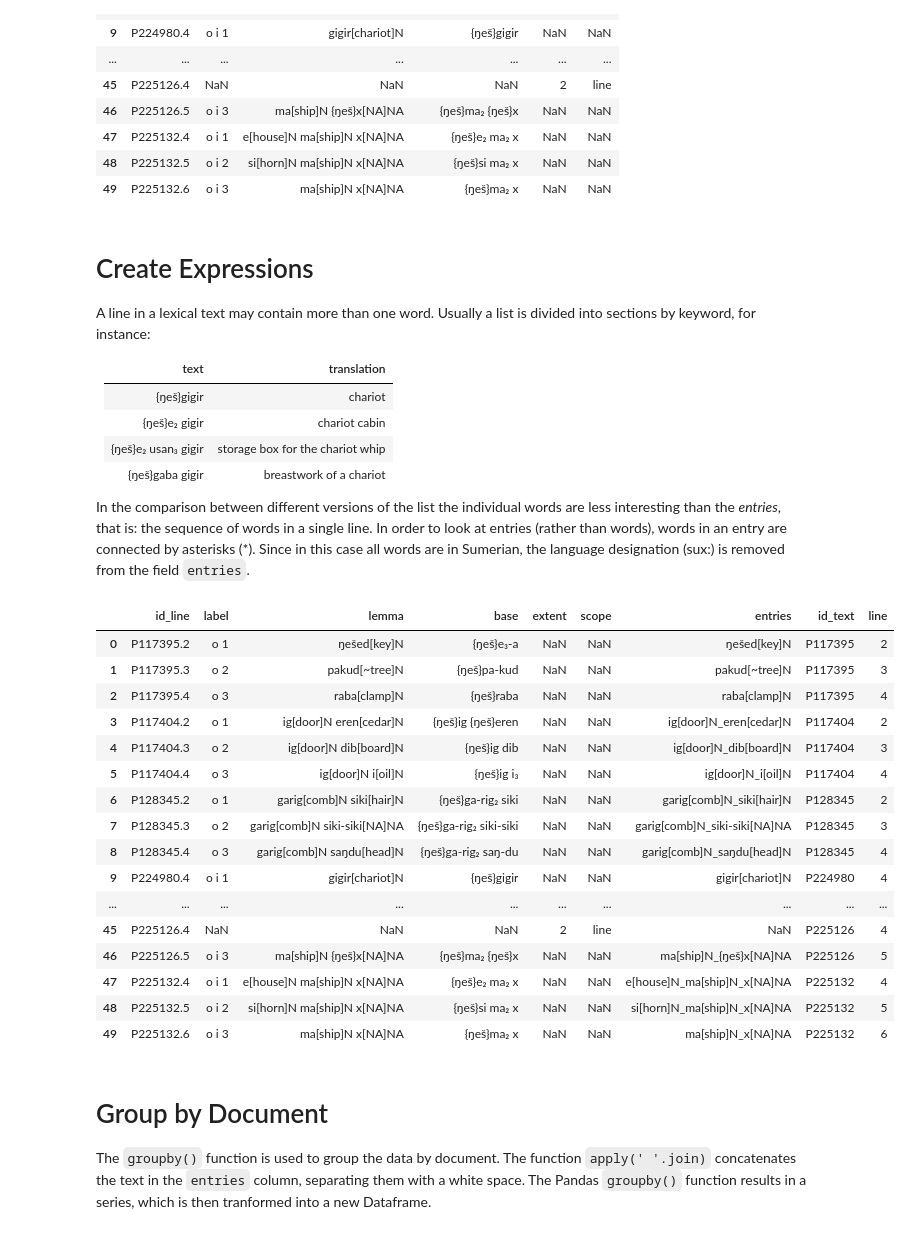
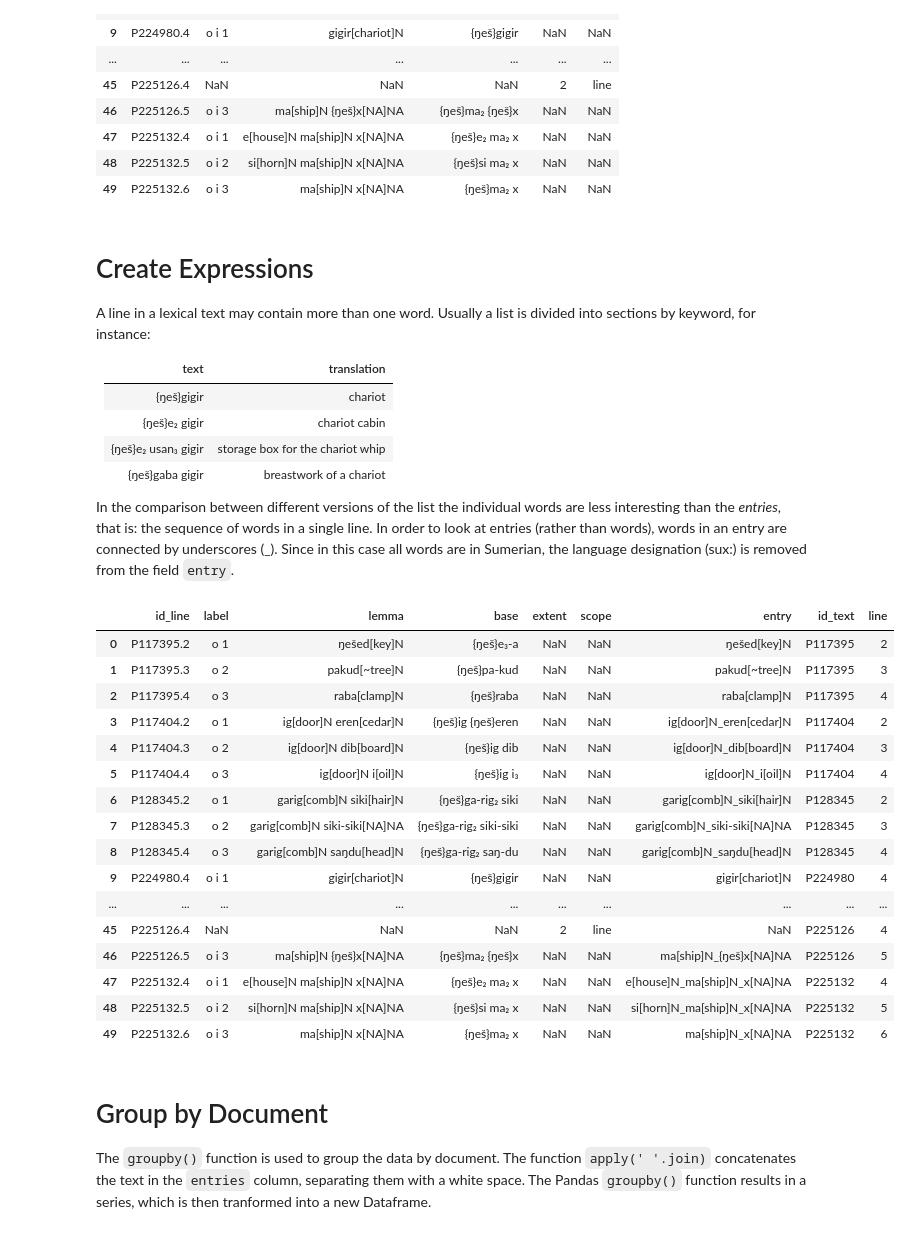
Before and after one commit to ErinBecker/digital-humanities-phylogenetics, a Jupyter notebook: scripts/Exploration_OB_wood-with_NA.ipynb, the cells around one changed output. Cells and saved outputs as stored; diff of their text form; code cells hidden in the pictures.

```diff
--- a/scripts/Exploration_OB_wood-with_NA.ipynb
+++ b/scripts/Exploration_OB_wood-with_NA.ipynb
@@ -53,15 +64,15 @@ A line in a lexical text may contain more than one word. Usually a list is divid
 | {ŋeš}e₂ usan₃ gigir 	| storage box for the chariot whip 	|
 | {ŋeš}gaba gigir     	| breastwork of a chariot          	|
 
-In the comparison between different versions of the list the individual words are less interesting than the *entries*, that is: the sequence of words in a single line. In order to look at entries (rather than words), words in an entry are connected by asterisks (\*). Since in this case all words are in Sumerian, the language designation (sux:) is removed from the field `entries`.
+In the comparison between different versions of the list the individual words are less interesting than the *entries*, that is: the sequence of words in a single line. In order to look at entries (rather than words), words in an entry are connected by underscores (_). Since in this case all words are in Sumerian, the language designation (sux:) is removed from the field `entry`.
 # %%
-df['entries'] = df['lemma']
-df['entries'] = df['entries'].str.replace(' ', '_')
+df['entry'] = df['lemma']
+df['entry'] = df['entry'].str.replace(' ', '_')
 df['id_text'] = df['id_line'].str[:7]
 df['line'] = [int(re.sub('.+\.', '', line)) for line in df['id_line']] #create a line number for indexing
 df.head(50)
 # %% [output]
-|  | id_line | label | lemma | base | extent | scope | entries | id_text | line |
+|  | id_line | label | lemma | base | extent | scope | entry | id_text | line |
 | 0 | P117395.2 | o 1 | ŋešed[key]N | {ŋeš}e₃-a | NaN | NaN | ŋešed[key]N | P117395 | 2 |
 | 1 | P117395.3 | o 2 | pakud[~tree]N | {ŋeš}pa-kud | NaN | NaN | pakud[~tree]N | P117395 | 3 |
 | 2 | P117395.4 | o 3 | raba[clamp]N | {ŋeš}raba | NaN | NaN | raba[clamp]N | P117395 | 4 |
```
Also changed, not shown: parts of 34 cells of this notebook, 1 other file.
